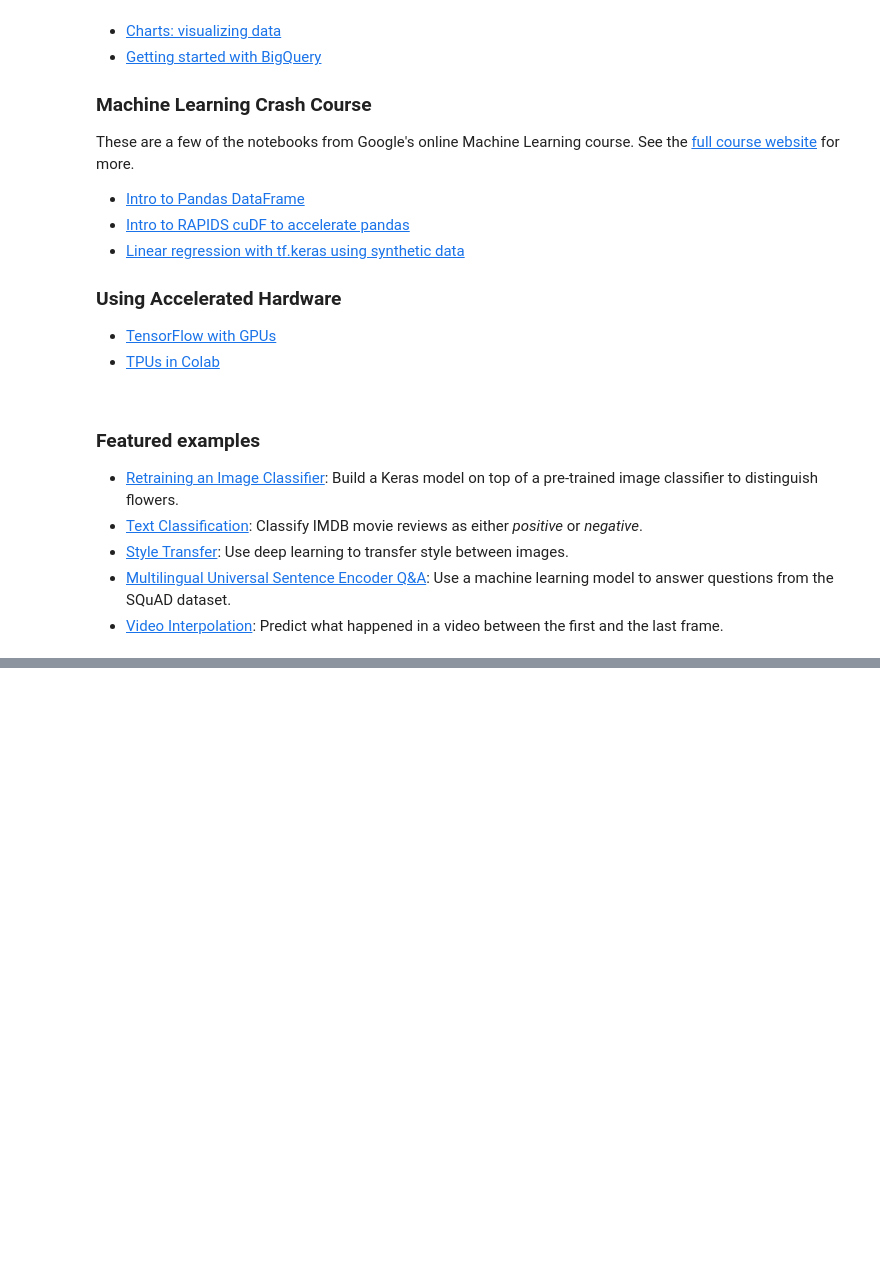
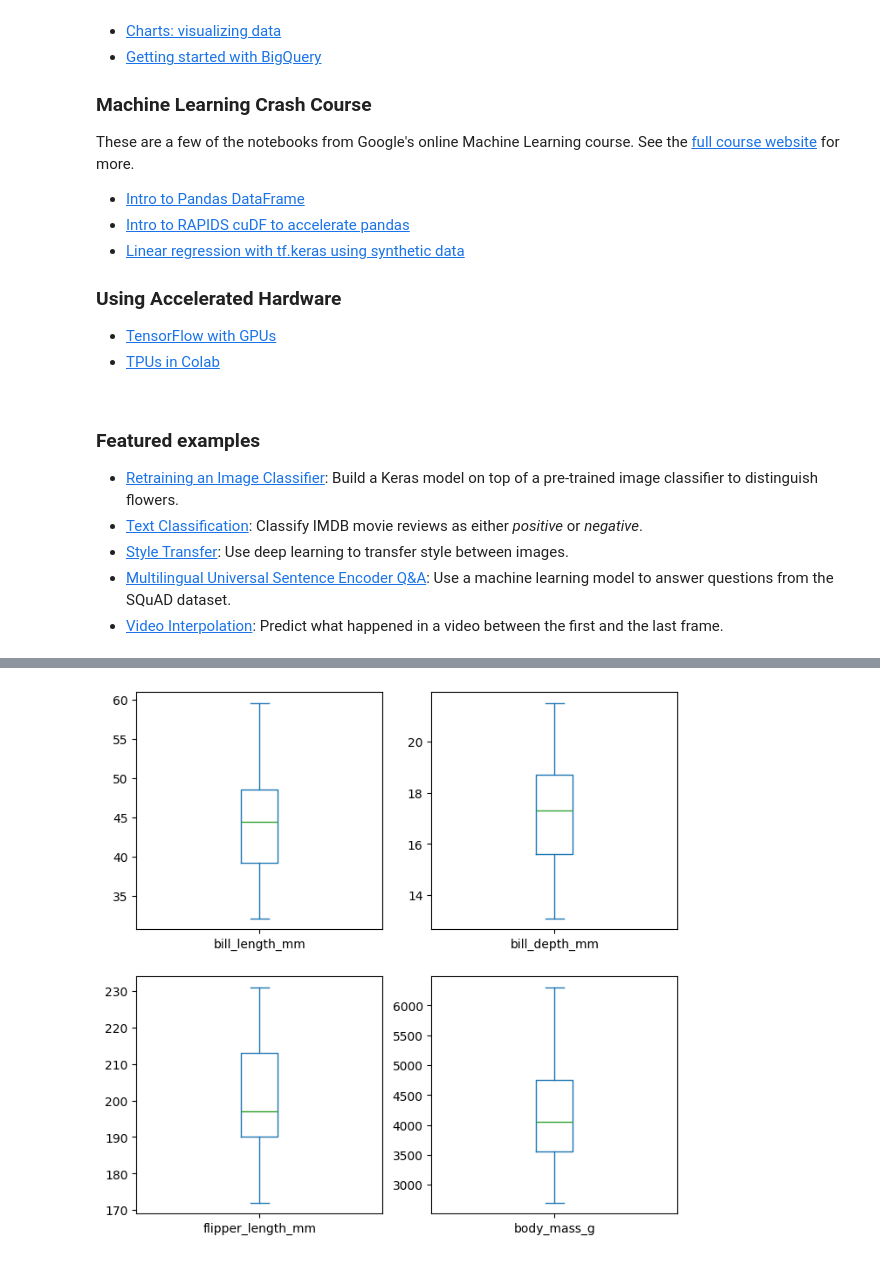
Before and after one commit to christabel97/LESSON32-PROJECT, a Jupyter notebook: Welcome_To_Colab.ipynb, the cells around one changed output, grey strips where cells are left out. Saved outputs shown, nothing was run; the diff lists cells and outputs as text; code cells hidden in the pictures; blank space fills up the shorter version.

```diff
--- a/Welcome_To_Colab.ipynb
+++ b/Welcome_To_Colab.ipynb
@@ -212,5 +185,0 @@ https://gist.github.com/mwaskom/de44147ed2974457ad6372750bbe5751
-# %%
-import seaborn as sns
-sns.set_theme(style="whitegrid")
-tips=sns.load_dataset("tips")
-ax=sns.stripplot(x=tips["total_bill"])
@@ -219,5 +185,0 @@ ax=sns.stripplot(x=tips["total_bill"])
-# %%
-import seaborn as sns
-sns.set_theme(style="whitegrid")
-tips=sns.load_dataset("tips")
-ax=sns.swarmplot(x=tips["total_bill"])
@@ -226,5 +185,0 @@ ax=sns.swarmplot(x=tips["total_bill"])
-# %%
-import seaborn as sns
-sns.set_theme(style="whitegrid")
-tips=sns.load_dataset("tips")
-ax=sns.boxplot(x=tips["total_bill"])
@@ -232,0 +213,3 @@ ax=sns.boxplot(x=tips["total_bill"])
+# %%
+df=sns.load_dataset('penguins')
+df.head(10)
@@ -232,0 +273,5 @@ ax=sns.boxplot(x=tips["total_bill"])
+# %%
+df.plot(kind='box',subplots=True,layout=(3,2),sharex=False,sharey=False,figsize=(8,12))
+plt.show()
+# %% [output]
+[figure, added]
```
Also changed, not shown: parts of 23 cells of this notebook.
